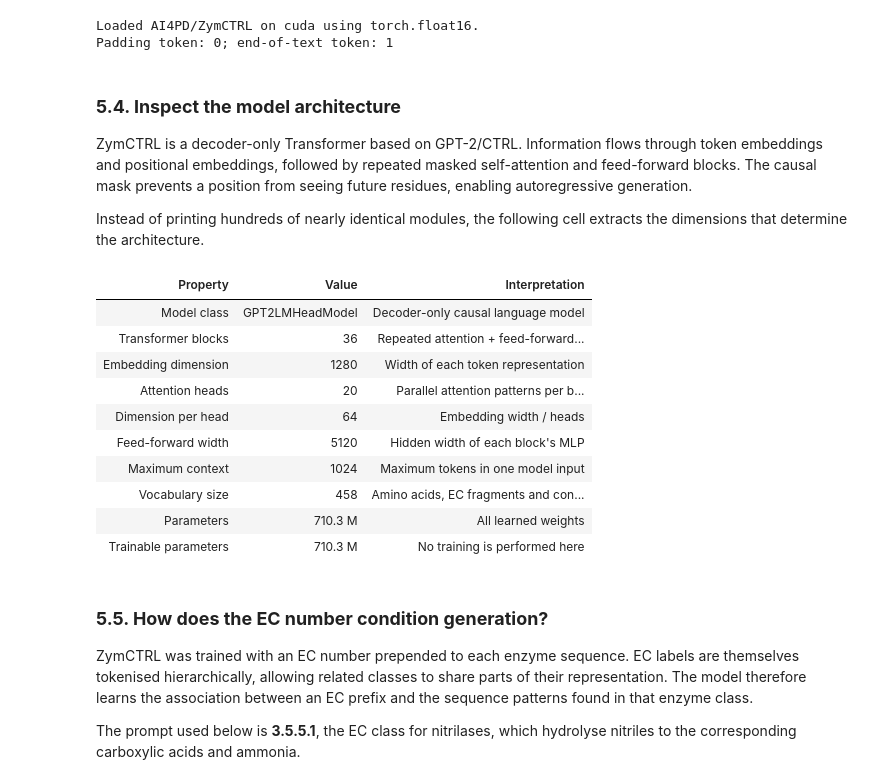
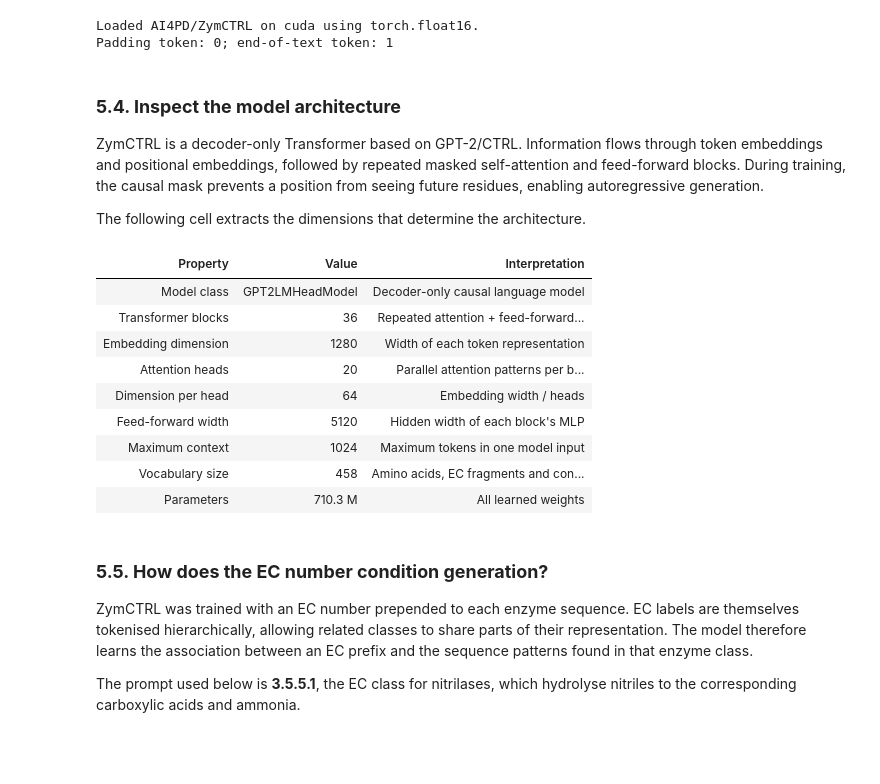
Before and after one commit to AI4PDLab/teaching, a Jupyter notebook: notebooks/02_conditioning_enzyme_generation.ipynb, the cells around one changed output. Cells and saved outputs as stored; diff of their text form; code cells hidden in the pictures; blank space fills up the shorter version.

```diff
--- a/notebooks/02_conditioning_enzyme_generation.ipynb
+++ b/notebooks/02_conditioning_enzyme_generation.ipynb
@@ -348,46 +343,42 @@ Padding token: 0; end-of-text token: 1
 # %% [markdown]
 ### **5.4. Inspect the model architecture**
 
-ZymCTRL is a decoder-only Transformer based on GPT-2/CTRL. Information flows through token embeddings and positional embeddings, followed by repeated masked self-attention and feed-forward blocks. The causal mask prevents a position from seeing future residues, enabling autoregressive generation.
+ZymCTRL is a decoder-only Transformer based on GPT-2/CTRL. Information flows through token embeddings and positional embeddings, followed by repeated masked self-attention and feed-forward blocks. During training, the causal mask prevents a position from seeing future residues, enabling autoregressive generation.
 
-Instead of printing hundreds of nearly identical modules, the following cell extracts the dimensions that determine the architecture.
+The following cell extracts the dimensions that determine the architecture.
 # %%
 config = model.config
 parameter_count = sum(parameter.numel() for parameter in model.parameters())
-trainable_count = sum(
-    parameter.numel() for parameter in model.parameters() if parameter.requires_grad
-)
+
 feed_forward_width = config.n_inner or 4 * config.n_embd
 
 architecture = pd.DataFrame(
     [
         ("Model class", model.__class__.__name__, "Decoder-only causal language model"),
         ("Transformer blocks", config.n_layer, "Repeated attention + feed-forward layers"),
         ("Embedding dimension", config.n_embd, "Width of each token representation"),
         ("Attention heads", config.n_head, "Parallel attention patterns per block"),
         ("Dimension per head", config.n_embd // config.n_head, "Embedding width / heads"),
         ("Feed-forward width", feed_forward_width, "Hidden width of each block's MLP"),
         ("Maximum context", config.n_positions, "Maximum tokens in one model input"),
         ("Vocabulary size", config.vocab_size, "Amino acids, EC fragments and control tokens"),
         ("Parameters", f"{parameter_count / 1e6:,.1f} M", "All learned weights"),
-        ("Trainable parameters", f"{trainable_count / 1e6:,.1f} M", "No training is performed here"),
     ],
     columns=["Property", "Value", "Interpretation"],
 )
 
 display(architecture.style.hide(axis="index"))
 # %% [output]
 | Property | Value | Interpretation |
 | Model class | GPT2LMHeadModel | Decoder-only causal language model |
 | Transformer blocks | 36 | Repeated attention + feed-forward... |
 | Embedding dimension | 1280 | Width of each token representation |
 | Attention heads | 20 | Parallel attention patterns per b... |
 | Dimension per head | 64 | Embedding width / heads |
 | Feed-forward width | 5120 | Hidden width of each block's MLP |
 | Maximum context | 1024 | Maximum tokens in one model input |
 | Vocabulary size | 458 | Amino acids, EC fragments and con... |
 | Parameters | 710.3 M | All learned weights |
-| Trainable parameters | 710.3 M | No training is performed here |
 # %% [markdown]
 ### **5.5. How does the EC number condition generation?**
 
```
Also changed, not shown: parts of 25 cells of this notebook.
